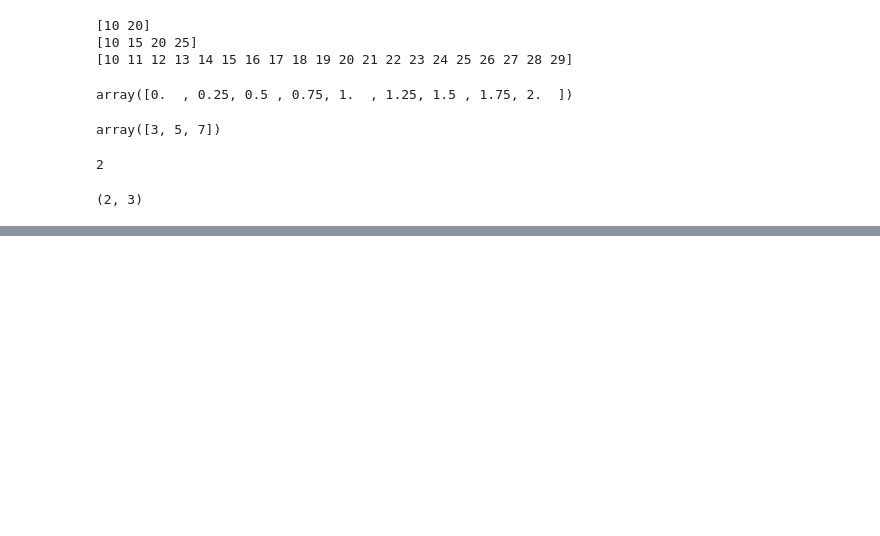
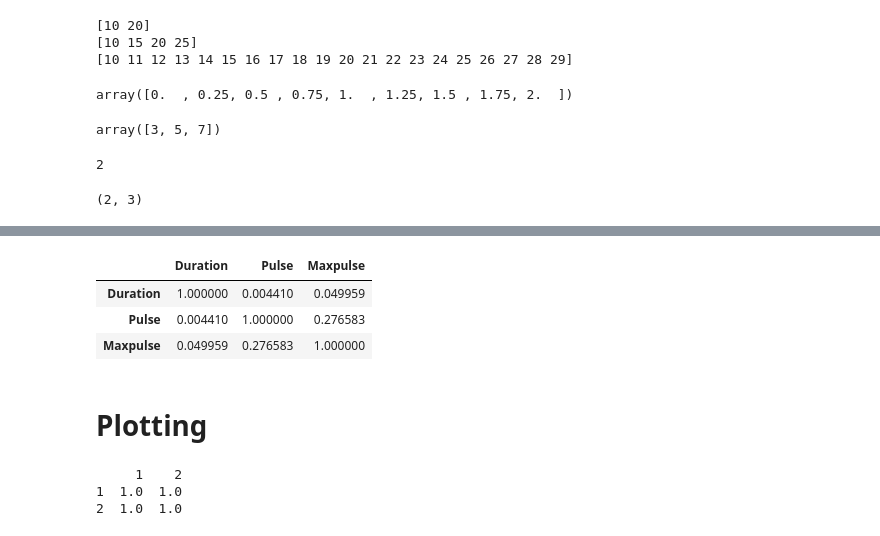
Before and after one commit to Rohangambig/Python-DSA-To-LLM, a Jupyter notebook: numpy/Untitled.ipynb, the cells around one changed output, grey strips where cells are left out. Cells and saved outputs as stored; diff of their text form; code cells hidden in the pictures; blank space fills up the shorter version.

```diff
--- a/numpy/Untitled.ipynb
+++ b/numpy/Untitled.ipynb
@@ -54,0 +366,6 @@ arr1.shape
+# %%
+#  To find the correlation
+data.drop('Calories',axis=1,inplace=True)
+# %%
+data.drop('Date',axis=1,inplace=True)
+print(data)
@@ -54,0 +395,21 @@ arr1.shape
+# %%
+data.corr()
+# %% [output]
+|  | Duration | Pulse | Maxpulse |
+| Duration | 1.000000 | 0.004410 | 0.049959 |
+| Pulse | 0.004410 | 1.000000 | 0.276583 |
+| Maxpulse | 0.049959 | 0.276583 | 1.000000 |
+# %% [markdown]
+# Plotting
+# %%
+data = {
+    1:[99,22],
+    2:[92,36]
+}
+
+df= pd.DataFrame(data)
+print(df.corr())
+# %% [output]
+     1    2
+1  1.0  1.0
+2  1.0  1.0
```
Also changed, not shown: parts of 23 cells of this notebook, 2 other files.
